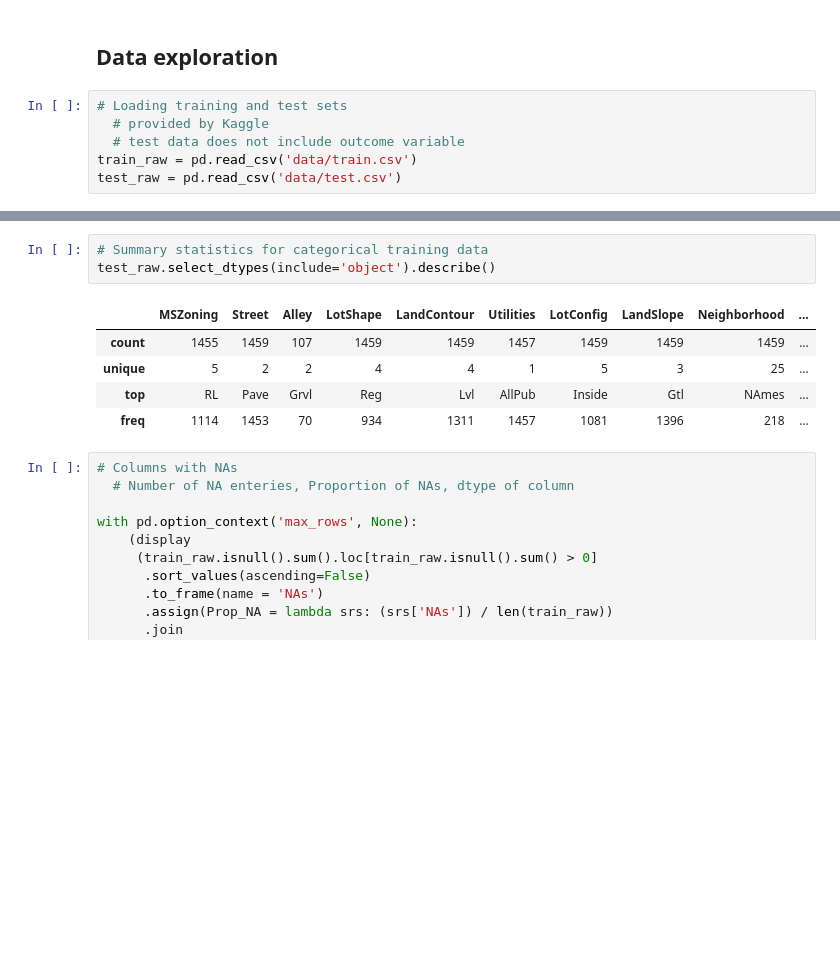
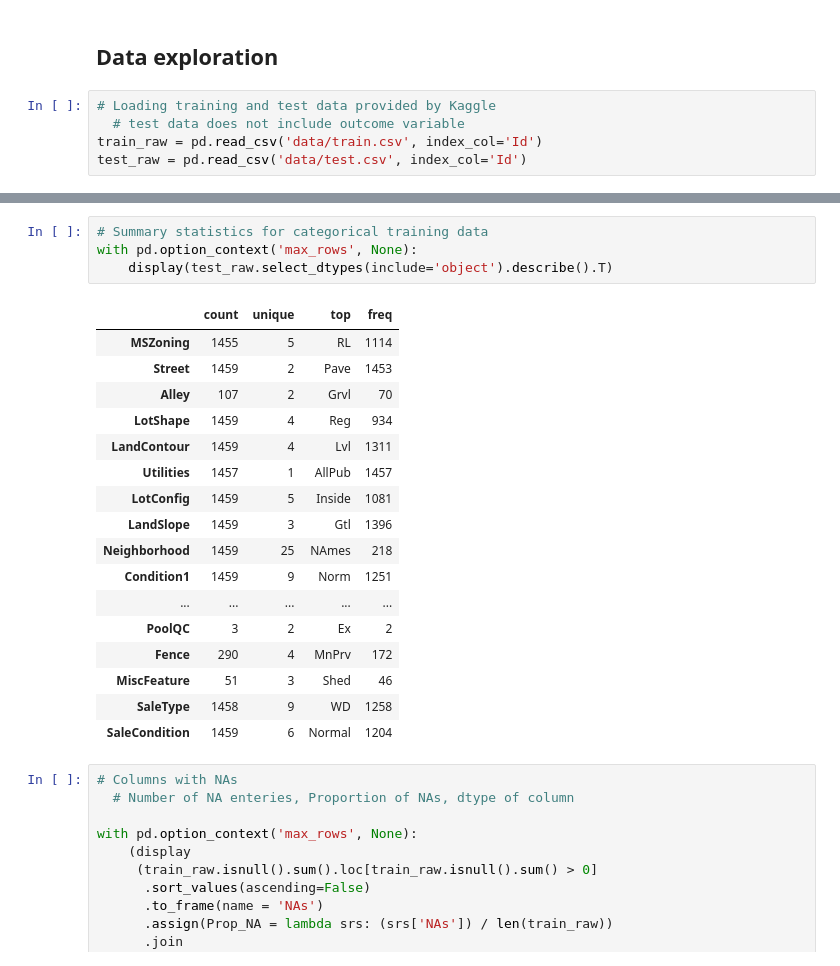
Before and after one commit to pmgasper/kaggle_learn, a Jupyter notebook: machine_learning/iowa_housing.ipynb, the cells around one changed output, grey strips where cells are left out. Drawn from its saved outputs; the diff is of its cells as text; blank space fills up the shorter version.

```diff
--- a/machine_learning/iowa_housing.ipynb
+++ b/machine_learning/iowa_housing.ipynb
@@ -30,11 +31,10 @@ pd.options.display.float_format = '{:,.3f}'.format
 # %% [markdown]
 ## Data exploration
 # %%
-# Loading training and test sets
-  # provided by Kaggle
+# Loading training and test data provided by Kaggle
   # test data does not include outcome variable
-train_raw = pd.read_csv('data/train.csv')
-test_raw = pd.read_csv('data/test.csv')
+train_raw = pd.read_csv('data/train.csv', index_col='Id')
+test_raw = pd.read_csv('data/test.csv', index_col='Id')
 # %%
 # Training data info
 print('train:', train_raw.shape)
@@ -77,12 +84,25 @@ Name: mean, dtype: float64
 # %%
 # Summary statistics for categorical training data
-test_raw.select_dtypes(include='object').describe()
+with pd.option_context('max_rows', None):
+    display(test_raw.select_dtypes(include='object').describe().T)
 # %% [output]
-|  | MSZoning | Street | Alley | LotShape | LandContour | Utilities | LotConfig | LandSlope | Neighborhood | ... |
-| count | 1455 | 1459 | 107 | 1459 | 1459 | 1457 | 1459 | 1459 | 1459 | ... |
-| unique | 5 | 2 | 2 | 4 | 4 | 1 | 5 | 3 | 25 | ... |
-| top | RL | Pave | Grvl | Reg | Lvl | AllPub | Inside | Gtl | NAmes | ... |
-| freq | 1114 | 1453 | 70 | 934 | 1311 | 1457 | 1081 | 1396 | 218 | ... |
+|  | count | unique | top | freq |
+| MSZoning | 1455 | 5 | RL | 1114 |
+| Street | 1459 | 2 | Pave | 1453 |
+| Alley | 107 | 2 | Grvl | 70 |
+| LotShape | 1459 | 4 | Reg | 934 |
+| LandContour | 1459 | 4 | Lvl | 1311 |
+| Utilities | 1457 | 1 | AllPub | 1457 |
+| LotConfig | 1459 | 5 | Inside | 1081 |
+| LandSlope | 1459 | 3 | Gtl | 1396 |
+| Neighborhood | 1459 | 25 | NAmes | 218 |
+| Condition1 | 1459 | 9 | Norm | 1251 |
+| ... | ... | ... | ... | ... |
+| PoolQC | 3 | 2 | Ex | 2 |
+| Fence | 290 | 4 | MnPrv | 172 |
+| MiscFeature | 51 | 3 | Shed | 46 |
+| SaleType | 1458 | 9 | WD | 1258 |
+| SaleCondition | 1459 | 6 | Normal | 1204 |
 # %%
 # Columns with NAs
   # Number of NA enteries, Proportion of NAs, dtype of column
```
Also changed, not shown: parts of 29 cells of this notebook.
